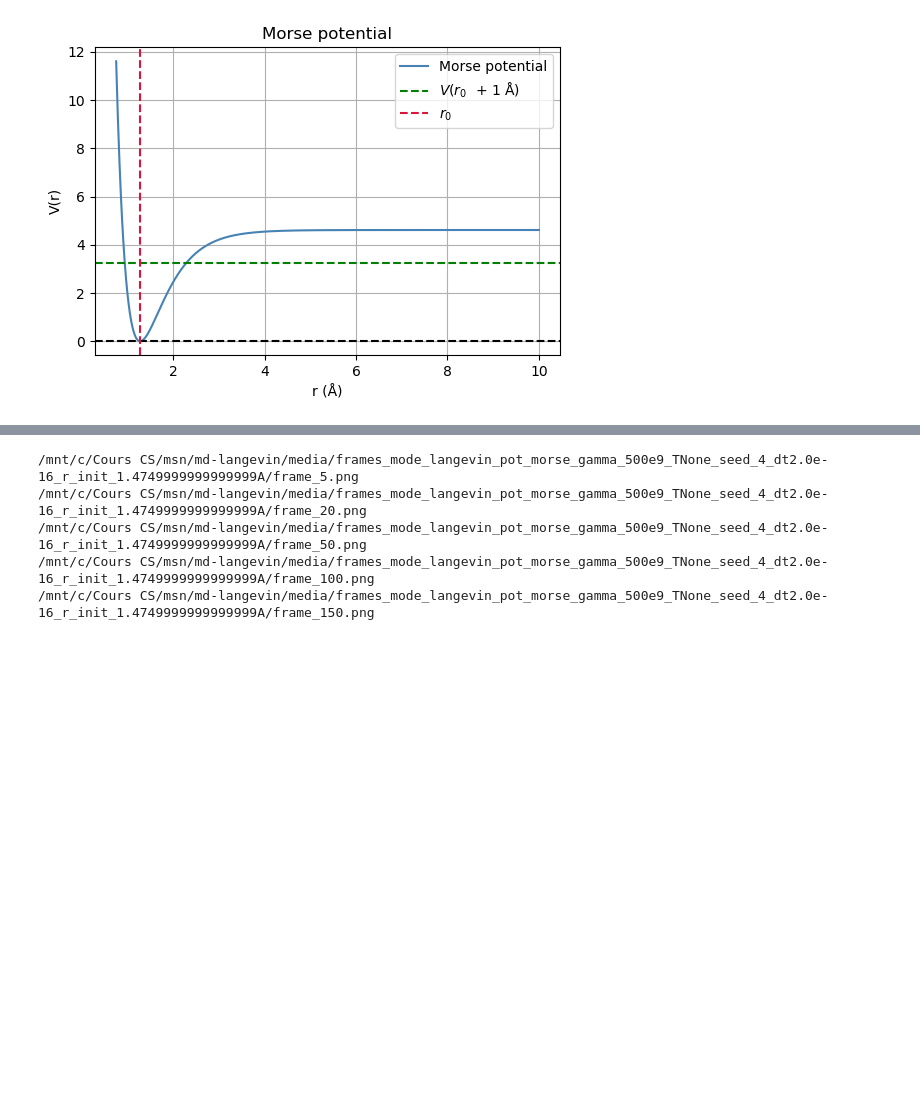
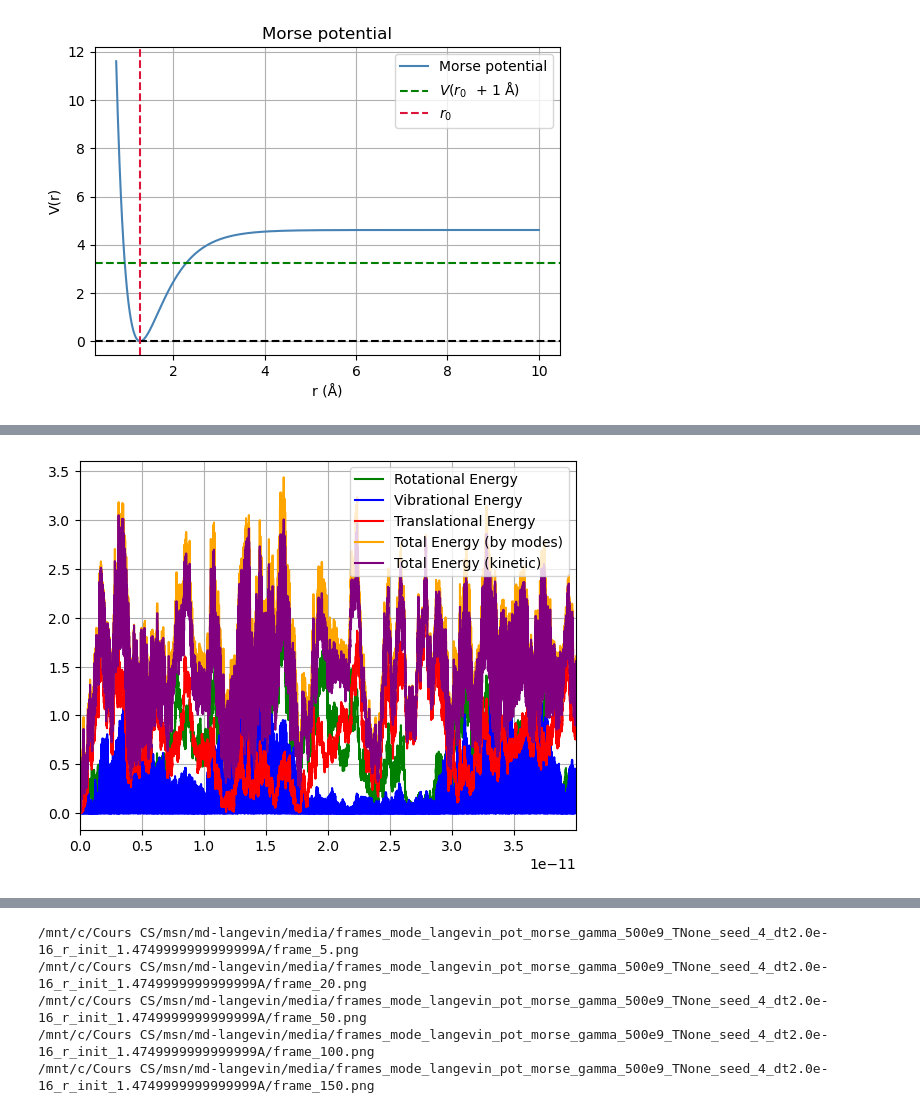
Before and after one commit to JeanCHDJdev/md-langevin, a Jupyter notebook: nb/simulation.ipynb, the cells around one changed output, grey strips where cells are left out. Cells and saved outputs as stored; diff of their text form; code cells hidden in the pictures; blank space fills up the shorter version.

```diff
--- a/nb/simulation.ipynb
+++ b/nb/simulation.ipynb
@@ -92,3 +94,30 @@ Text(0, 0.5, 'Energy (eV)')
+# %%
+v_rel = data['v_H'] - data['v_Cl']
+r_rel = data['r_H'] - data['r_Cl']
+L_components = np.cross(r_rel, v_rel, axisa=1, axisb=1)
+#J = np.sum(L_components**2, axis=1)
+#inertia = sim.inertia(r_rel=np.sum(data['r_rel']**2, axis=1)**0.5)
+#rot_energy = 0.5 * J / inertia
+rotation_energy = sim.rotation_energy(
+    data['r_H'], data['r_Cl'], data['v_H'], data['v_Cl']
+)
+translation_energy = sim.translation_energy(
+    data['r_H'], data['r_Cl'], data['v_H'], data['v_Cl']
+)
+vibration_energy = sim.vibration_energy(
+    data['r_H'], data['r_Cl'], data['v_H'], data['v_Cl']
+    )
+
+plt.plot(time, rotation_energy / norm, label='Rotational Energy', color='green')
+plt.plot(time, vibration_energy / norm, label='Vibrational Energy', color='blue')
+plt.plot(time, translation_energy / norm, label='Translational Energy', color='red')
+plt.plot(time, (rotation_energy + vibration_energy + translation_energy) / norm, label='Total Energy (by modes)', color='orange')
+plt.plot(time, kinetic_e / norm, label='Total Energy (kinetic)', color='purple')
+plt.xlim(0, time[-1])
+plt.legend(loc='upper right')
+plt.grid()
+# %% [output]
+[figure, added]
 # %%
 ## 3D position of r_Cl, r_H over time
 r_cl = data['r_Cl']
```
Also changed, not shown: parts of 5 cells of this notebook, 1 other file.
